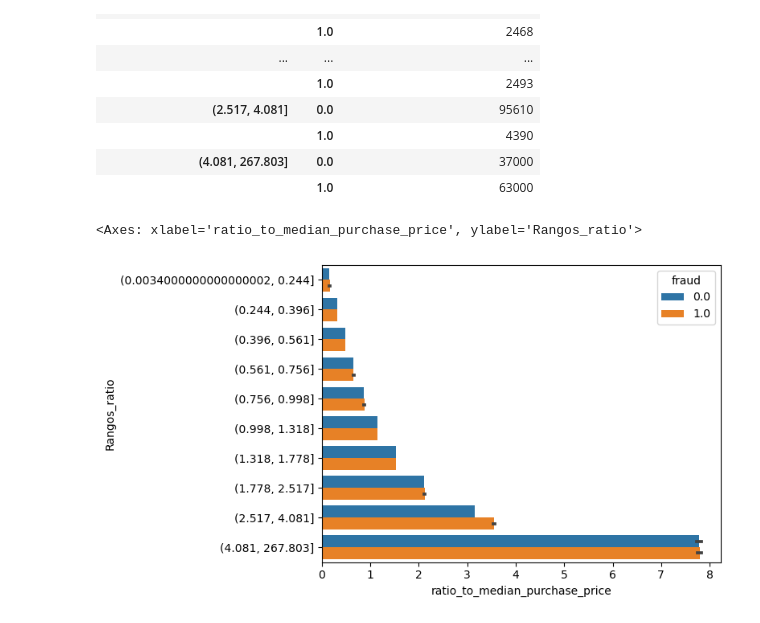
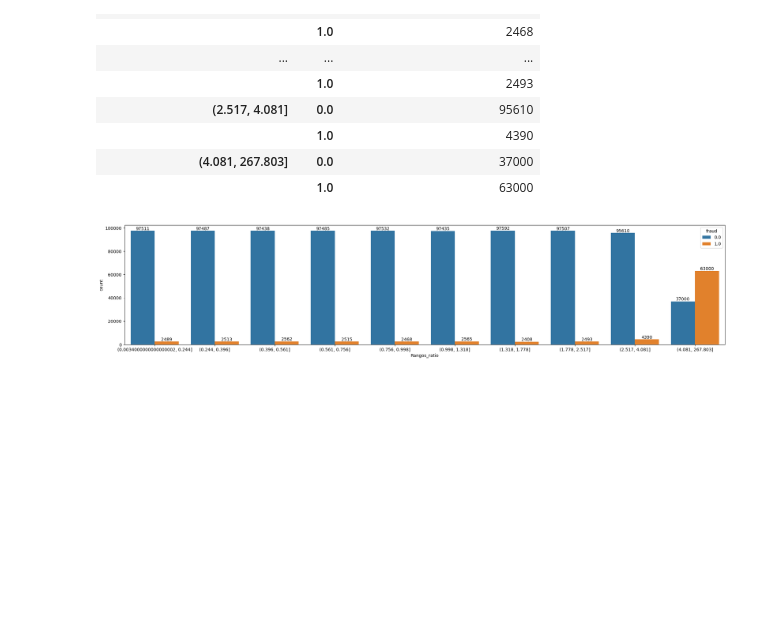
Before and after one commit to Hector-Daniel/Credit-Card---Fraud-Detection, a Jupyter notebook: Notebooks/Analisis_inicial.ipynb, the cells around one changed output. Drawn from its saved outputs; the diff is of its cells as text; code cells hidden in the pictures; blank space fills up the shorter version.

Commit message:
Continua analisis
Se mejoro la gráfica de conteos de fraudes por ratio

```diff
--- a/Notebooks/Analisis_inicial.ipynb
+++ b/Notebooks/Analisis_inicial.ipynb
@@ -114,8 +116,13 @@ df_ratio_count
 | (4.081, 267.803] | 0.0 | 37000 |
 |  | 1.0 | 63000 |
 # %%
-#hacer conteo por edad
-sb.barplot(x='ratio_to_median_purchase_price', y='Rangos_ratio', hue='fraud', data=df_ratio, saturation=0.8)
+# Set the figure size
+plt.figure(figsize=(25, 5))
+
+# grouped barplot
+ax = sb.countplot(x="Rangos_ratio", data=df_ratio, hue="fraud" )
+for label in ax.containers:
+    ax.bar_label(label)
+plt.show()
 # %% [output]
-<Axes: xlabel='ratio_to_median_purchase_price', ylabel='Rangos_ratio'>
-[figure, old version]
+[figure, new version]
```
Also changed, not shown: parts of 2 cells of this notebook.
